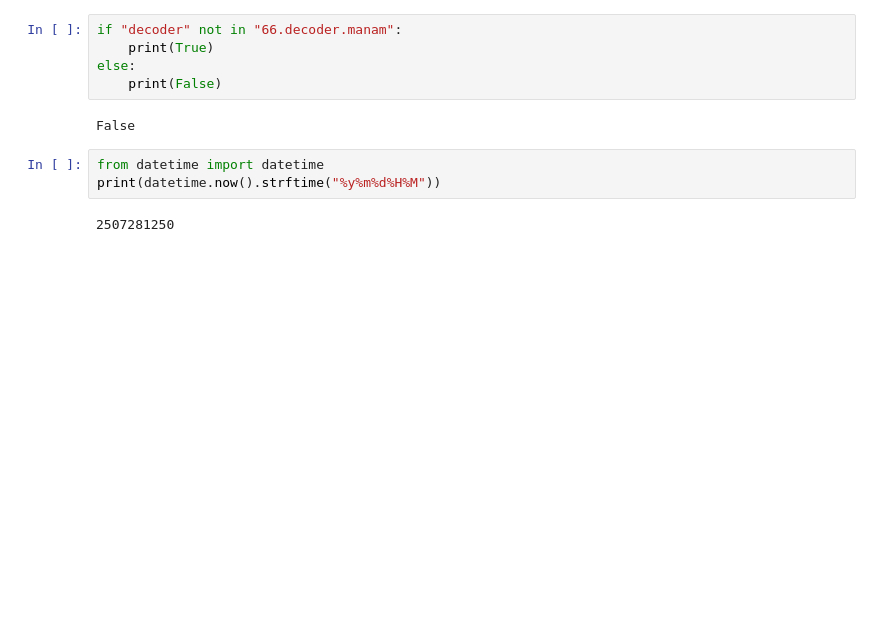
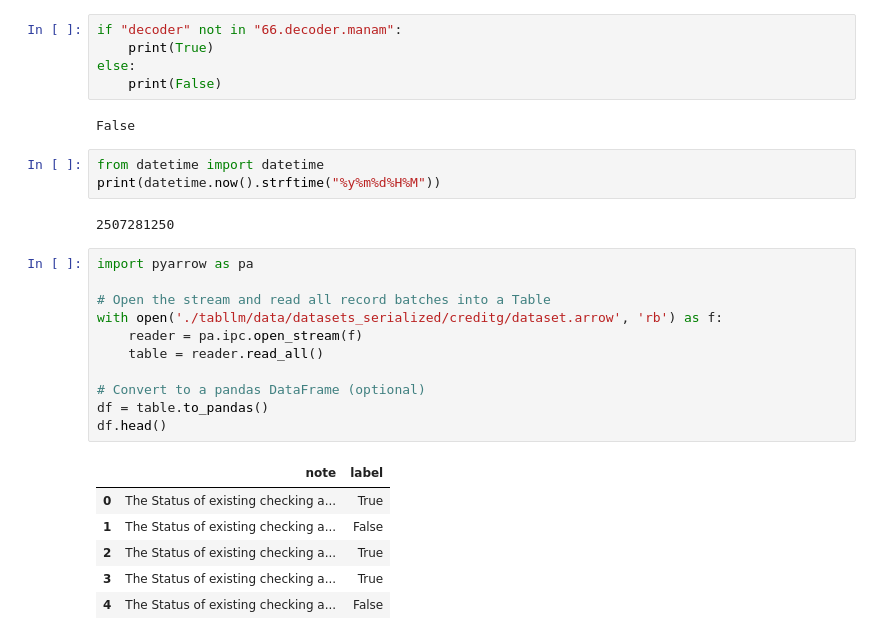
Before and after one commit to pasandissanayake/trans-hyper, a Jupyter notebook: test.ipynb, the cells around one changed output. Drawn from its saved outputs; the diff is of its cells as text; blank space fills up the shorter version.

```diff
--- a/test.ipynb
+++ b/test.ipynb
@@ -152,3 +152,21 @@ from datetime import datetime
 print(datetime.now().strftime("%y%m%d%H%M"))
 # %% [output]
 2507281250
+# %%
+import pyarrow as pa
+
+# Open the stream and read all record batches into a Table
+with open('./tabllm/data/datasets_serialized/creditg/dataset.arrow', 'rb') as f:
+    reader = pa.ipc.open_stream(f)
+    table = reader.read_all()
+
+# Convert to a pandas DataFrame (optional)
+df = table.to_pandas()
+df.head()
+# %% [output]
+|  | note | label |
+| 0 | The Status of existing checking a... | True |
+| 1 | The Status of existing checking a... | False |
+| 2 | The Status of existing checking a... | True |
+| 3 | The Status of existing checking a... | True |
+| 4 | The Status of existing checking a... | False |
```
Also changed, not shown: 2 other files.
